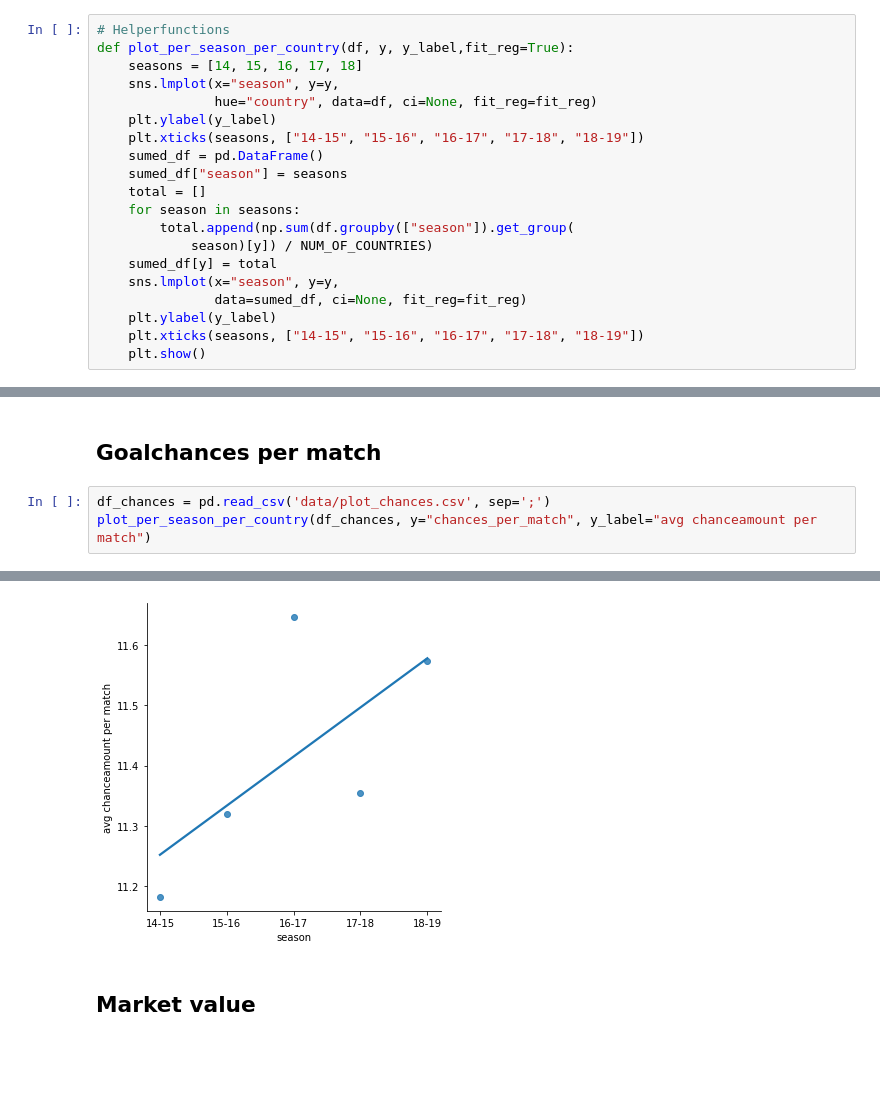
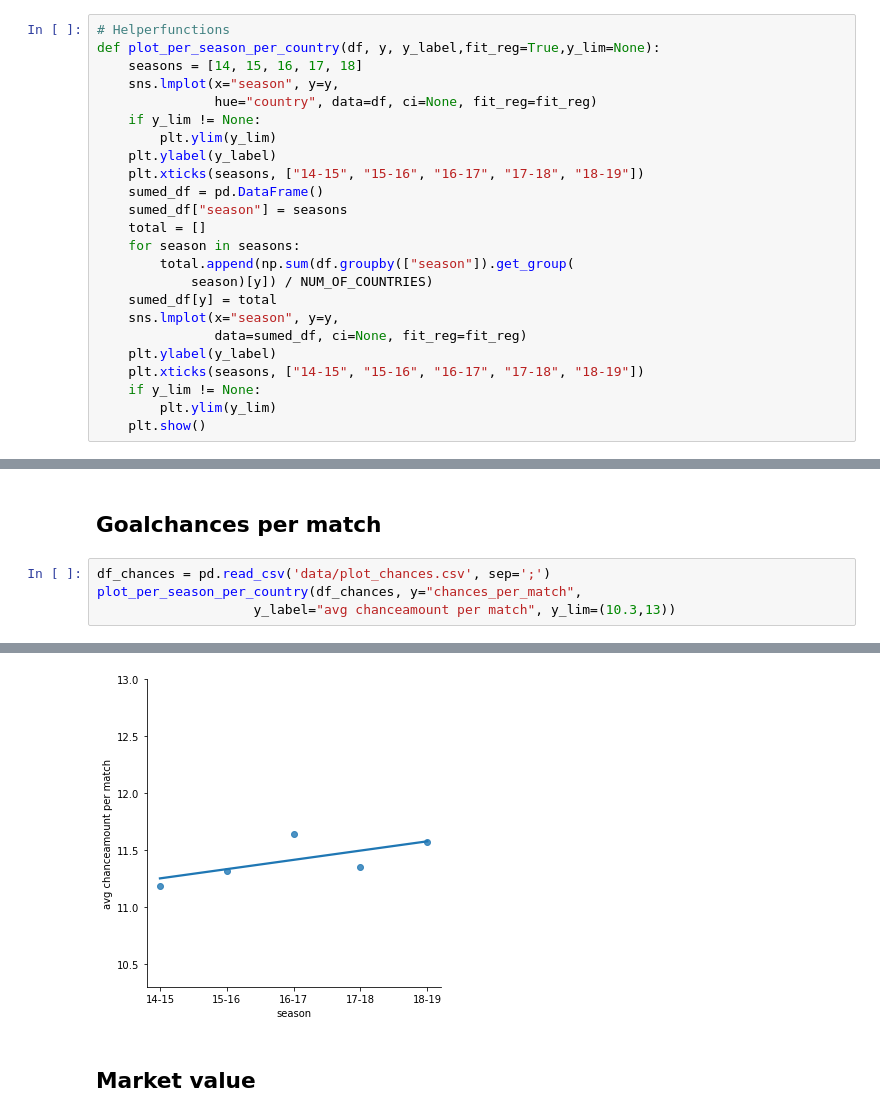
Before and after one commit to LUKEx76/football_prediction, a Jupyter notebook: plotting/plotting.ipynb, the cells around one changed output, grey strips where cells are left out. Cells and saved outputs as stored; diff of their text form; blank space fills up the shorter version.

```diff
--- a/plotting/plotting.ipynb
+++ b/plotting/plotting.ipynb
@@ -17,10 +17,12 @@ np.random.seed(SEED)
 warnings.filterwarnings('ignore')
 # %%
 # Helperfunctions
-def plot_per_season_per_country(df, y, y_label,fit_reg=True):
+def plot_per_season_per_country(df, y, y_label,fit_reg=True,y_lim=None):
     seasons = [14, 15, 16, 17, 18]
     sns.lmplot(x="season", y=y,
                hue="country", data=df, ci=None, fit_reg=fit_reg)
+    if y_lim != None:
+        plt.ylim(y_lim)
     plt.ylabel(y_label)
     plt.xticks(seasons, ["14-15", "15-16", "16-17", "17-18", "18-19"])
     sumed_df = pd.DataFrame()
@@ -34,6 +36,8 @@ def plot_per_season_per_country(df, y, y_label,fit_reg=True):
                data=sumed_df, ci=None, fit_reg=fit_reg)
     plt.ylabel(y_label)
     plt.xticks(seasons, ["14-15", "15-16", "16-17", "17-18", "18-19"])
+    if y_lim != None:
+        plt.ylim(y_lim)
     plt.show()
 # %% [markdown]
 ## Subject data
@@ -69,5 +74,6 @@ plot_per_season_per_country(df_goalamount, y="goalamount_per_match",y_label="avg
 ## Goalchances per match
 # %%
 df_chances = pd.read_csv('data/plot_chances.csv', sep=';')
-plot_per_season_per_country(df_chances, y="chances_per_match", y_label="avg chanceamount per match")
+plot_per_season_per_country(df_chances, y="chances_per_match",
+                    y_label="avg chanceamount per match", y_lim=(10.3,13))
 # %% [output]
@@ -75,4 +81,4 @@ plot_per_season_per_country(df_chances, y="chances_per_match", y_label="avg chan
-[figure, old version]
+[figure, new version]
 # %% [markdown]
 ## Market value
 # %%
```
Also changed, not shown: parts of 5 cells of this notebook, 5 other files.
